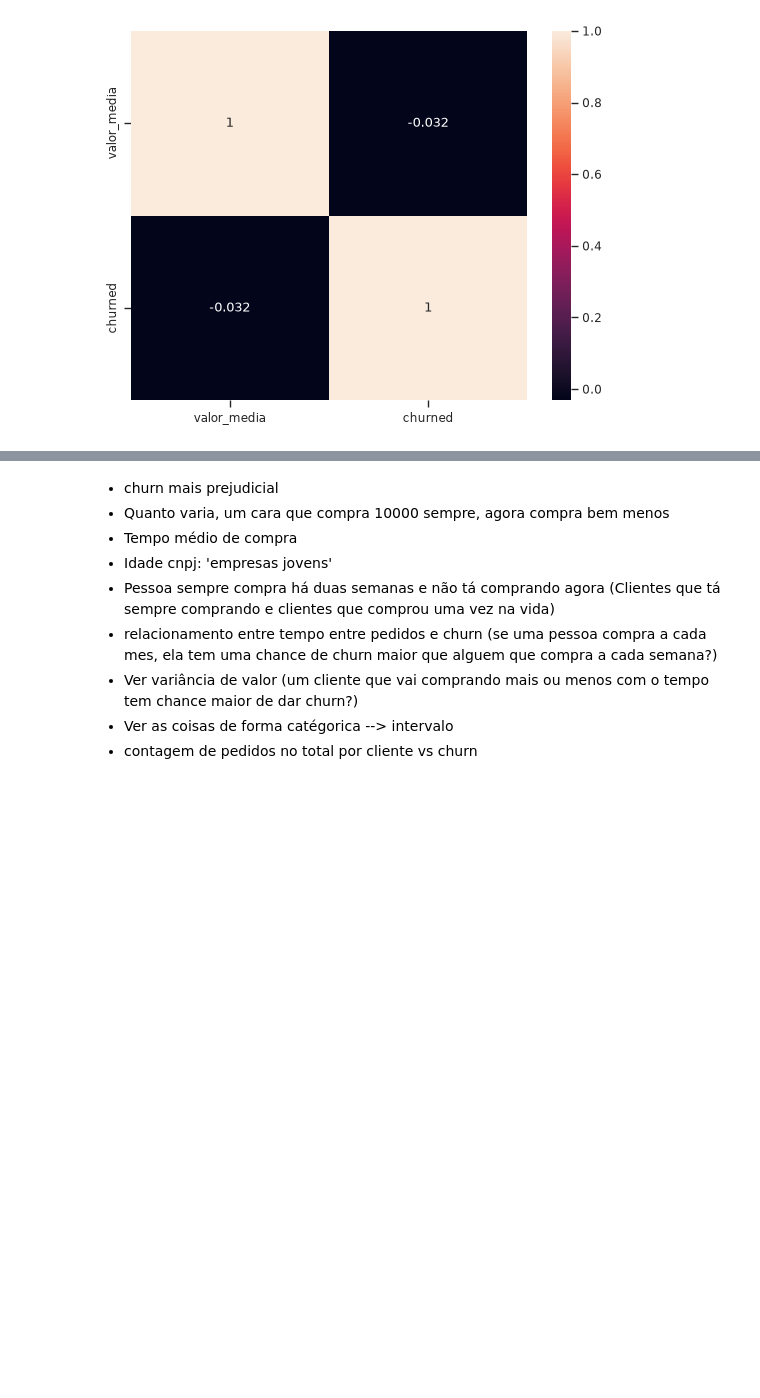
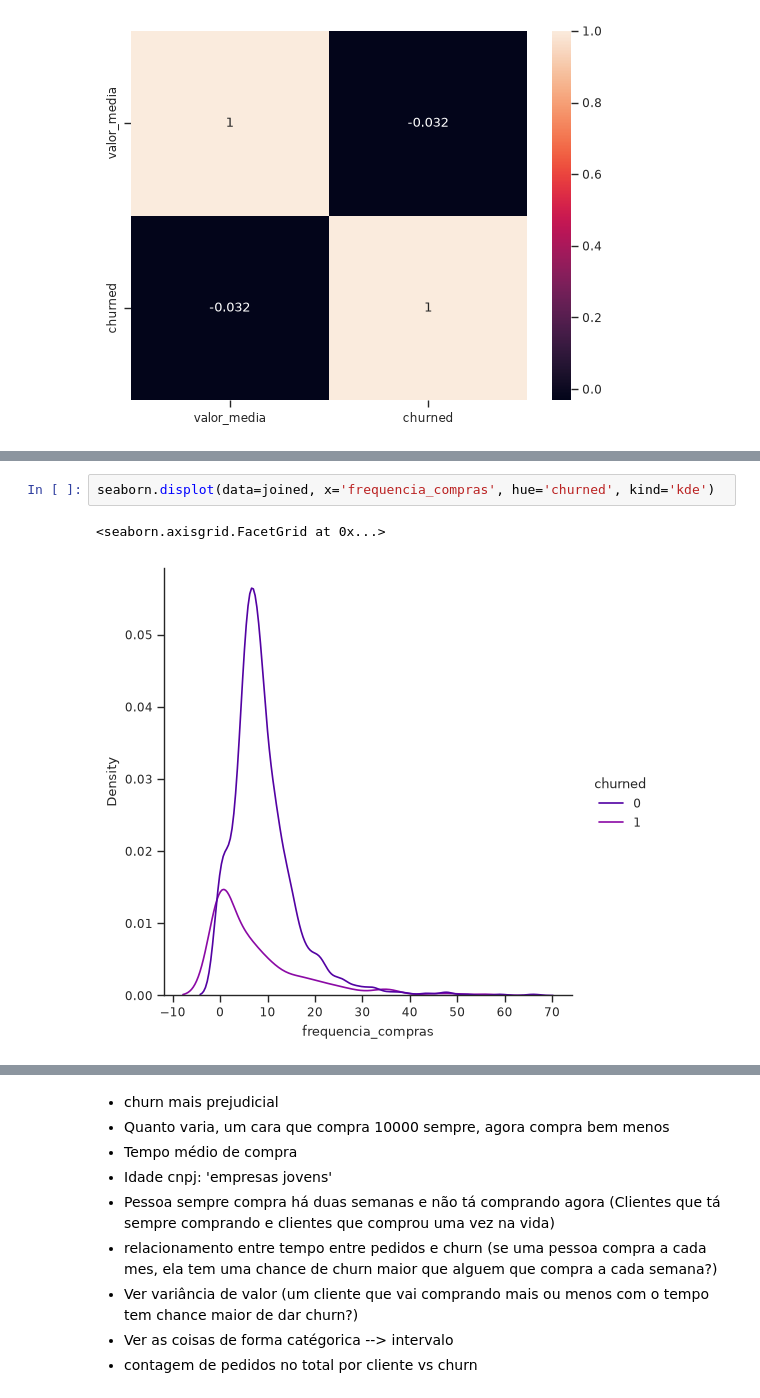
Before and after one commit to lgns-cin/CIN0144, a Jupyter notebook: EDA/com_pedidos.ipynb, the cells around one changed output, grey strips where cells are left out. Cells and saved outputs as stored; diff of their text form; blank space fills up the shorter version.

```diff
--- a/EDA/com_pedidos.ipynb
+++ b/EDA/com_pedidos.ipynb
@@ -951,0 +995,5 @@ seaborn.heatmap(medias_valor_por_cliente.corr(), annot=True)
+# %%
+seaborn.displot(data=joined, x='frequencia_compras', hue='churned', kind='kde')
+# %% [output]
+<seaborn.axisgrid.FacetGrid at 0x...>
+[figure, added]
```
Also changed, not shown: parts of 5 cells of this notebook.
